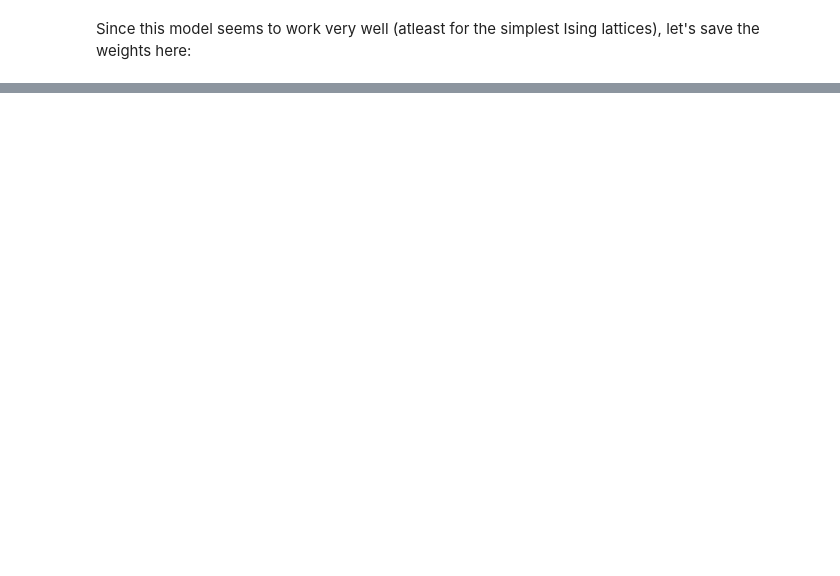
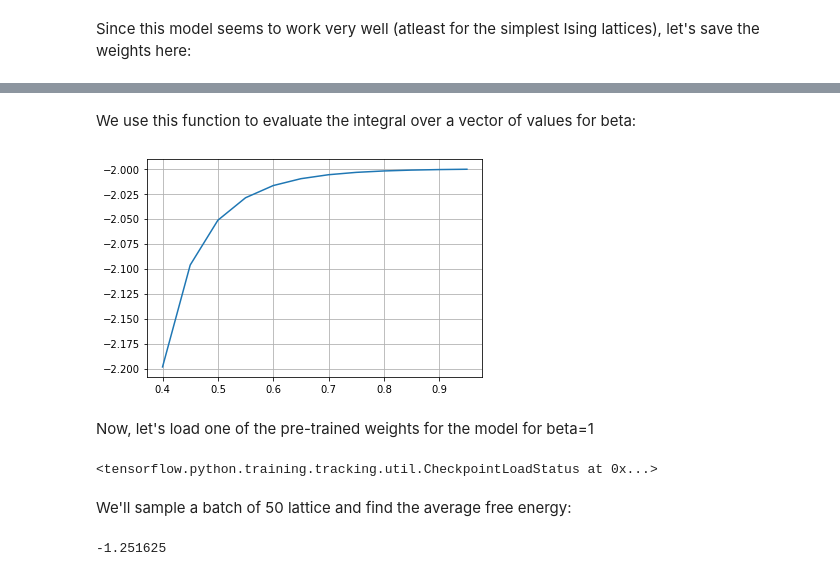
Before and after one commit to dinesh110598/ising-autoregressive, a Jupyter notebook: main.ipynb, the cells around one changed output, grey strips where cells are left out. Saved outputs shown, nothing was run; the diff lists cells and outputs as text; code cells hidden in the pictures; blank space fills up the shorter version.

```diff
--- a/main.ipynb
+++ b/main.ipynb
@@ -76,0 +84,35 @@ model.save_weights("saved_chkpt")
+# %%
+#The function to evaluate integral of
+def func(theta, beta):
+    t1 = math.cosh(2*beta)**2
+    k = 1./(math.sinh(2*beta)**2)
+    t2 = (1./k)*math.sqrt(1 + k**2 - 2*k*math.cos(2*theta))
+    return math.log(t1 + t2)
+# %% [markdown]
+We use this function to evaluate the integral over a vector of values for beta:
+# %%
+def integrator(beta):
+    result = np.empty(beta.shape, float)
+    for i in range(beta.shape[0]):
+        val = beta[i]
+        integrand = lambda theta: func(theta, val)
+        result[i] = integrate.quad(integrand, 0 , math.pi)[0]
+    return result
+# %%
+beta = np.arange(0.4, 1, 0.05)
+integral = integrator(beta)
+F = -np.reciprocal(beta)*(math.log(2)/2 + integral*(1./(2*math.pi)))
+# %%
+plt.plot(beta, F)
+plt.grid()
+plt.show()
+# %% [output]
+[figure, added]
+# %% [markdown]
+Now, let's load one of the pre-trained weights for the model for beta=1
+# %%
+model.load_weights("Saved Weights/Beta_0.3")
+# %% [output]
+<tensorflow.python.training.tracking.util.CheckpointLoadStatus at 0x...>
+# %% [markdown]
+We'll sample a batch of 50 lattice and find the average free energy:
@@ -76,0 +125,4 @@ model.save_weights("saved_chkpt")
+# %%
+np.mean(free_energy)
+# %% [output]
+-1.251625
```
Also changed, not shown: parts of 6 cells of this notebook.
